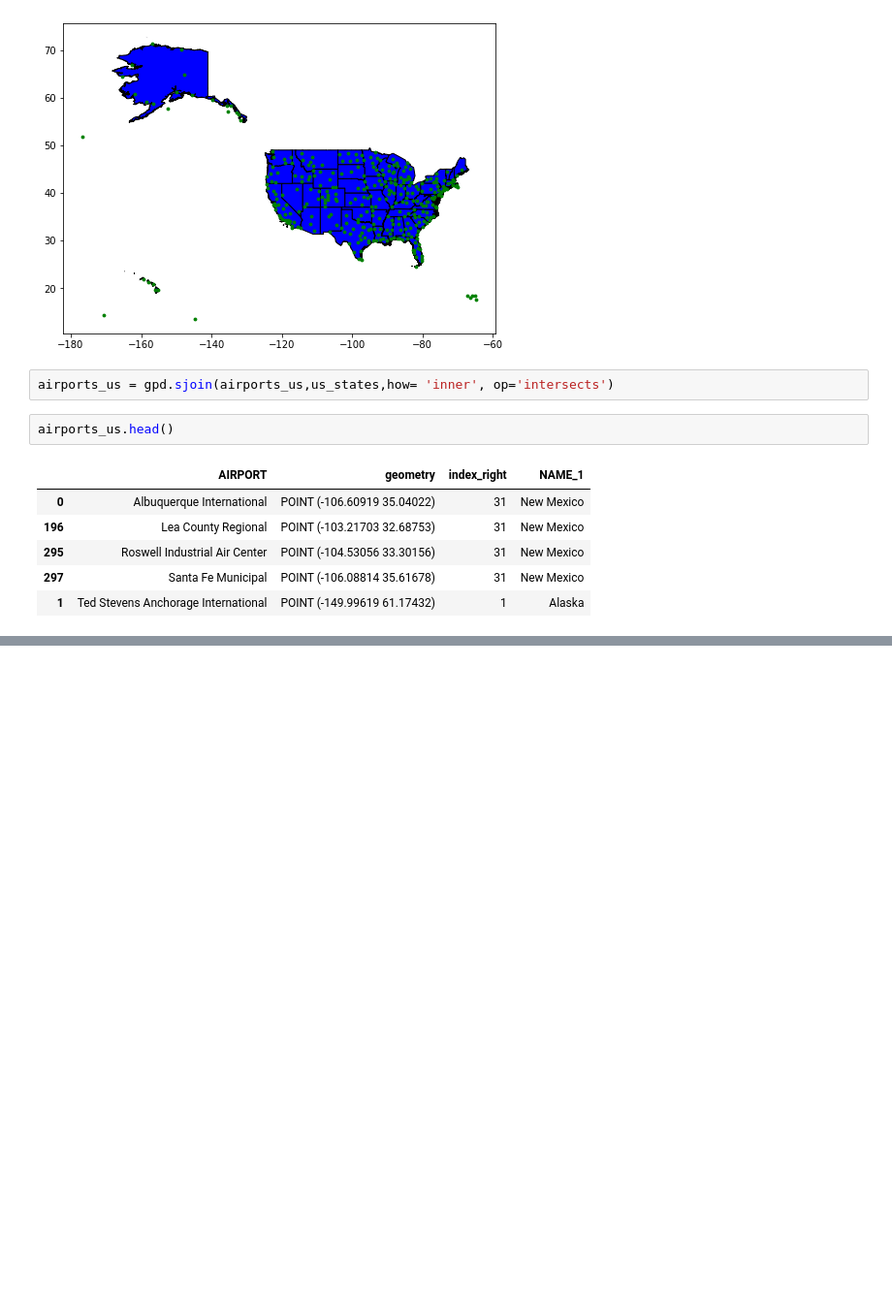
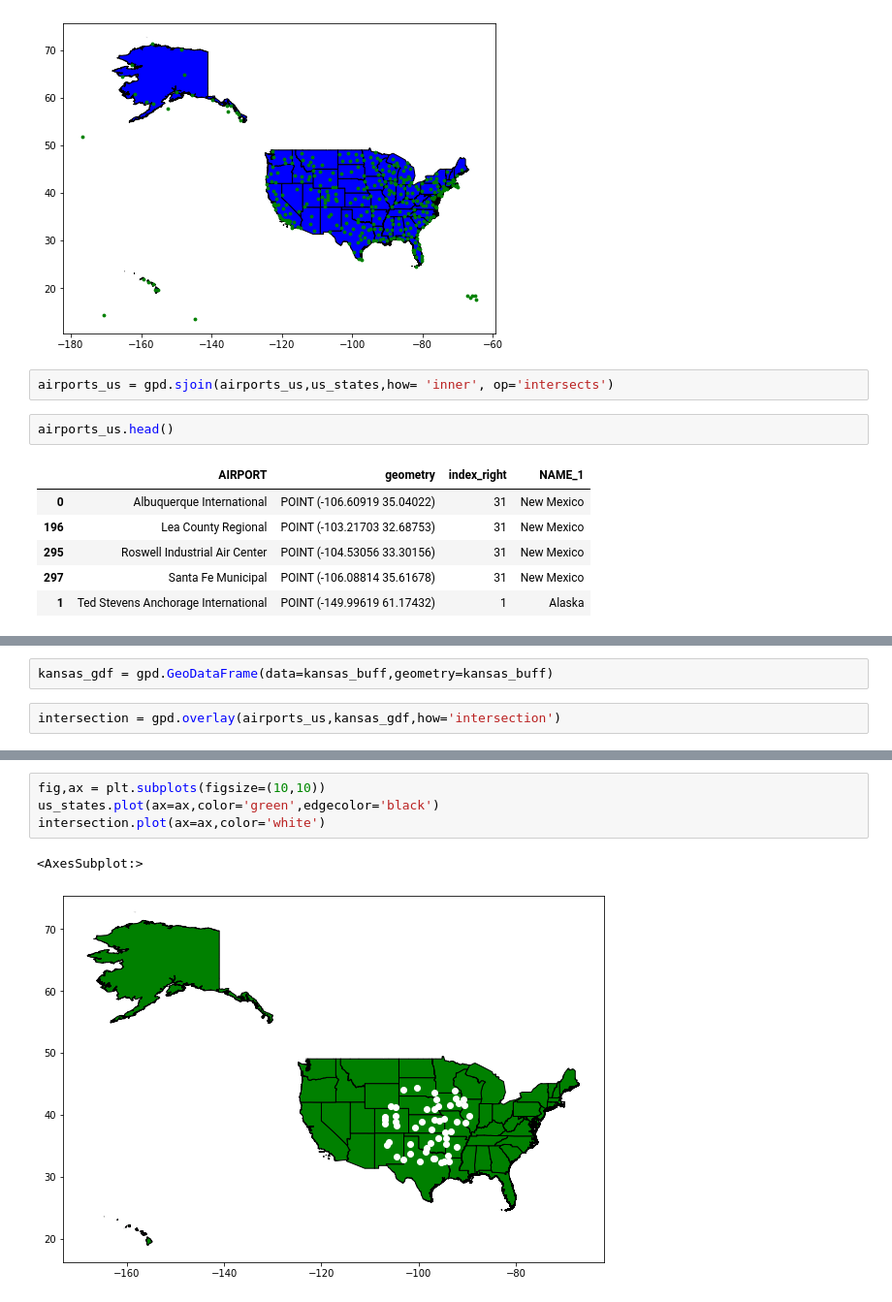
Before and after one commit to Bench-amblee/arcpy, a Jupyter notebook: geopandas_practice_2.ipynb, the cells around one changed output, grey strips where cells are left out. Shown at 97% size. Cells and saved outputs as stored; diff of their text form; blank space fills up the shorter version.

```diff
--- a/geopandas_practice_2.ipynb
+++ b/geopandas_practice_2.ipynb
@@ -315,0 +326,4 @@ airports_us.head()
+# %%
+kansas_gdf = gpd.GeoDataFrame(data=kansas_buff,geometry=kansas_buff)
+# %%
+intersection = gpd.overlay(airports_us,kansas_gdf,how='intersection')
@@ -315,0 +350,7 @@ airports_us.head()
+# %%
+fig,ax = plt.subplots(figsize=(10,10))
+us_states.plot(ax=ax,color='green',edgecolor='black')
+intersection.plot(ax=ax,color='white')
+# %% [output]
+<AxesSubplot:>
+[figure, added]
```
Also changed, not shown: parts of 15 cells of this notebook.
